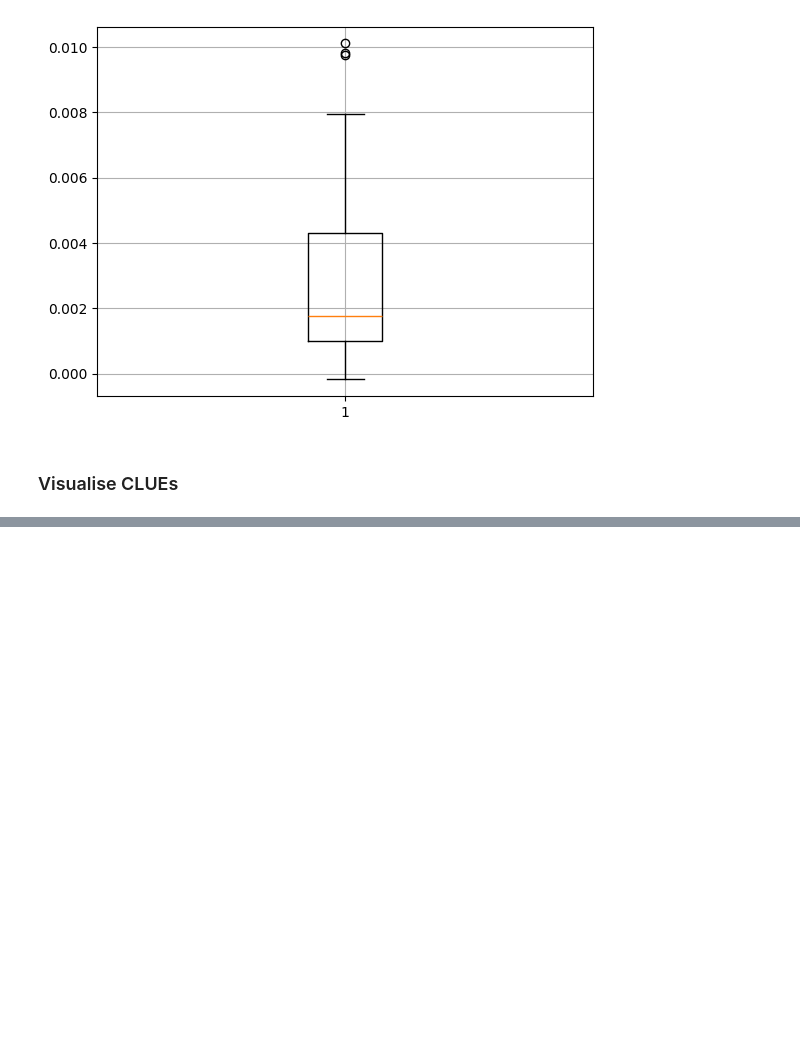
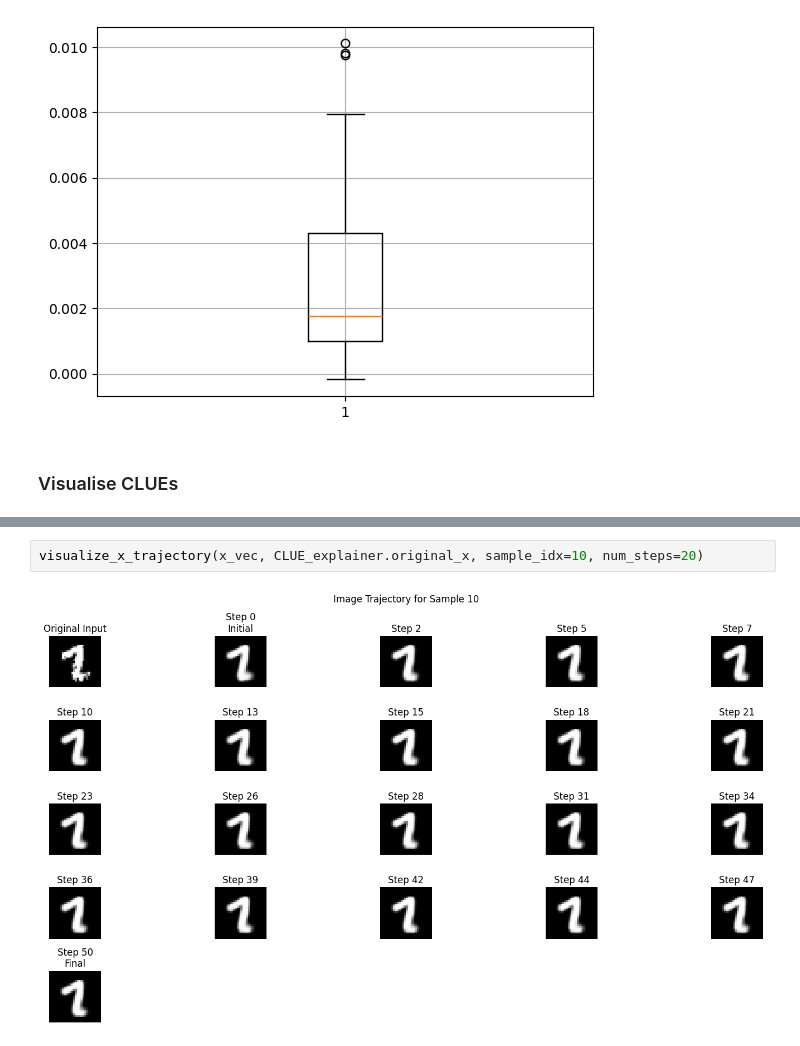
Before and after one commit to confinlay/Bayesian-CE, a Jupyter notebook: my-experiments/test-CLUE.ipynb, the cells around one changed output, grey strips where cells are left out. Cells and saved outputs as stored; diff of their text form; blank space fills up the shorter version.

```diff
--- a/my-experiments/test-CLUE.ipynb
+++ b/my-experiments/test-CLUE.ipynb
@@ -826,0 +1219,4 @@ plt.show()
+# %%
+visualize_x_trajectory(x_vec, CLUE_explainer.original_x, sample_idx=10, num_steps=20)
+# %% [output]
+[figure, added]
```
Also changed, not shown: parts of 12 cells of this notebook.
